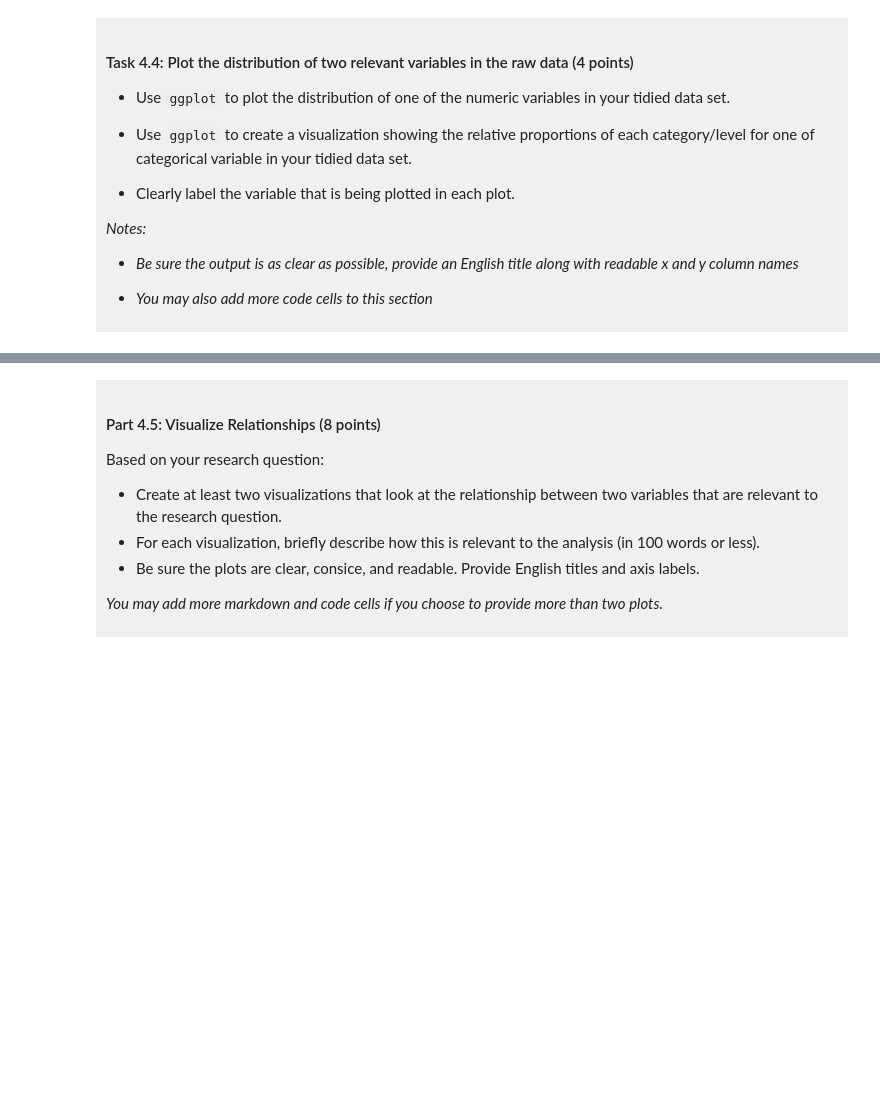
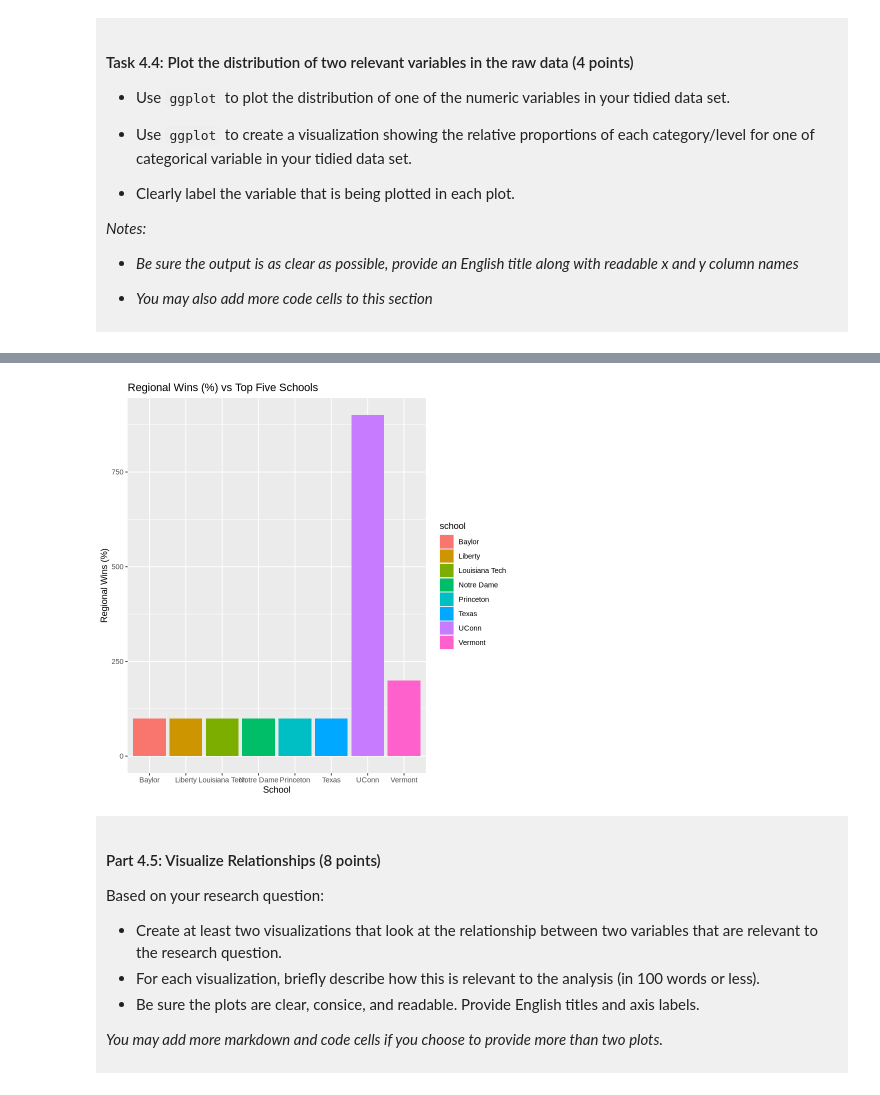
Before and after one commit to gurleenvirk398-cmyk/dsci-100-project-gurleen-virk, a Jupyter notebook: dsci-100-project-notebook.ipynb, the cells around one changed output, grey strips where cells are left out. Saved outputs shown, nothing was run; the diff lists cells and outputs as text; code cells hidden in the pictures; blank space fills up the shorter version.

```diff
--- a/dsci-100-project-notebook.ipynb
+++ b/dsci-100-project-notebook.ipynb
@@ -310,5 +385,16 @@ You will refine your research question (if needed) and produce a tidy data set.
 # %%
-### EDIT THIS CODE CELL FOR PLOT 2 ###
+
+
+plot_2 <- tidy_women_data |>
+     slice_max(reg_wins_pct, n = 5) |> # Top five schools
+       ggplot(aes(x = school, y = reg_wins_pct, fill = school)) +
+       geom_bar(stat = "identity") +
+      labs(title = "Regional Wins (%) vs Top Five Schools",
+           x = "School", y = "Regional Wins (%)")
+
+plot_2
+# %% [output]
+[figure, added]
 # %% [markdown]
 <div style="background-color: #f0f0f0; padding: 10px;">
 
```
Also changed, not shown: parts of 10 cells of this notebook.
